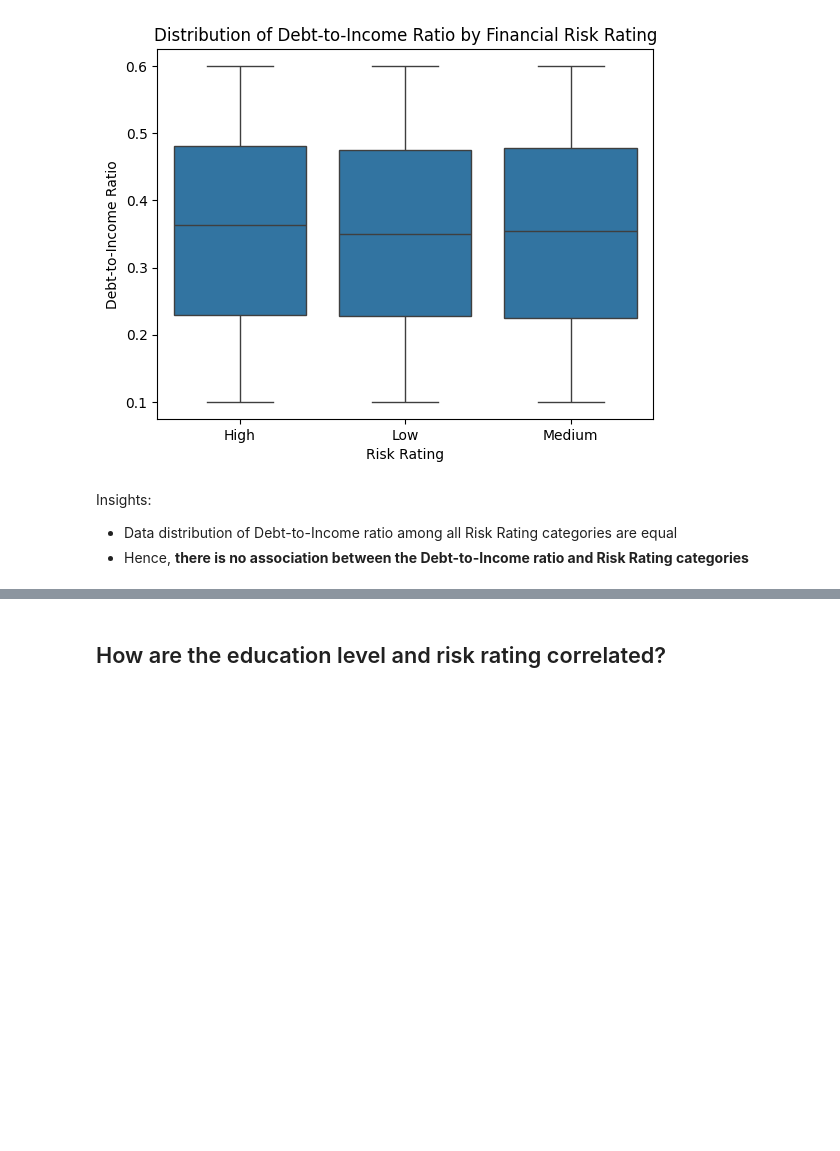
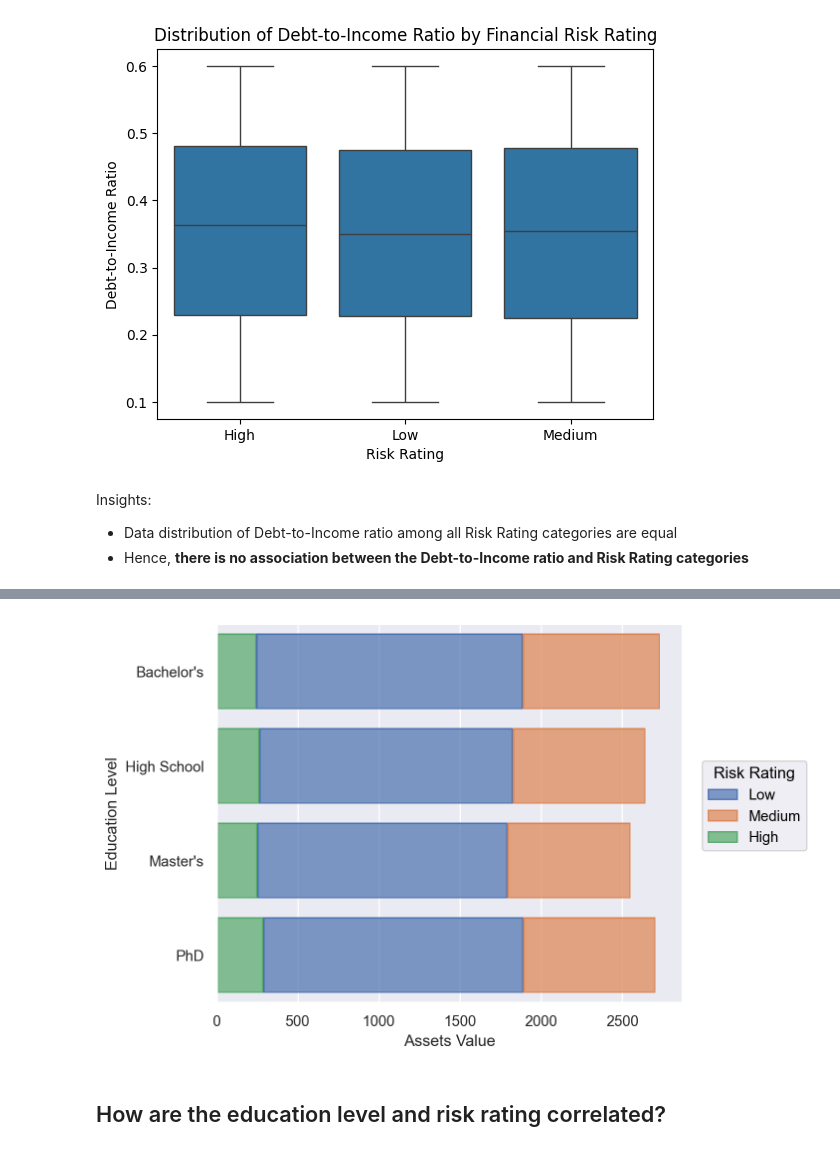
Before and after one commit to Gustana/Personal-Financial-Risk-Analysis, a Jupyter notebook: analysis.ipynb, the cells around one changed output, grey strips where cells are left out. Cells and saved outputs as stored; diff of their text form; code cells hidden in the pictures; blank space fills up the shorter version.

```diff
--- a/analysis.ipynb
+++ b/analysis.ipynb
@@ -796,3 +844,15 @@ Insights:
+# %%
+# show barplot with label and custom ylabel & legend
+(
+    so.Plot(
+        df_clean,
+        y="Education Level",
+        x="Assets Value",
+        color="Risk Rating",
+    ).add(so.Bar(), so.Count(), so.Stack())
+)
+# %% [output]
+[figure, added]
 # %% [markdown]
 ## How are the education level and risk rating correlated?
 # %% [markdown]
```
Also changed, not shown: parts of 16 cells of this notebook.
